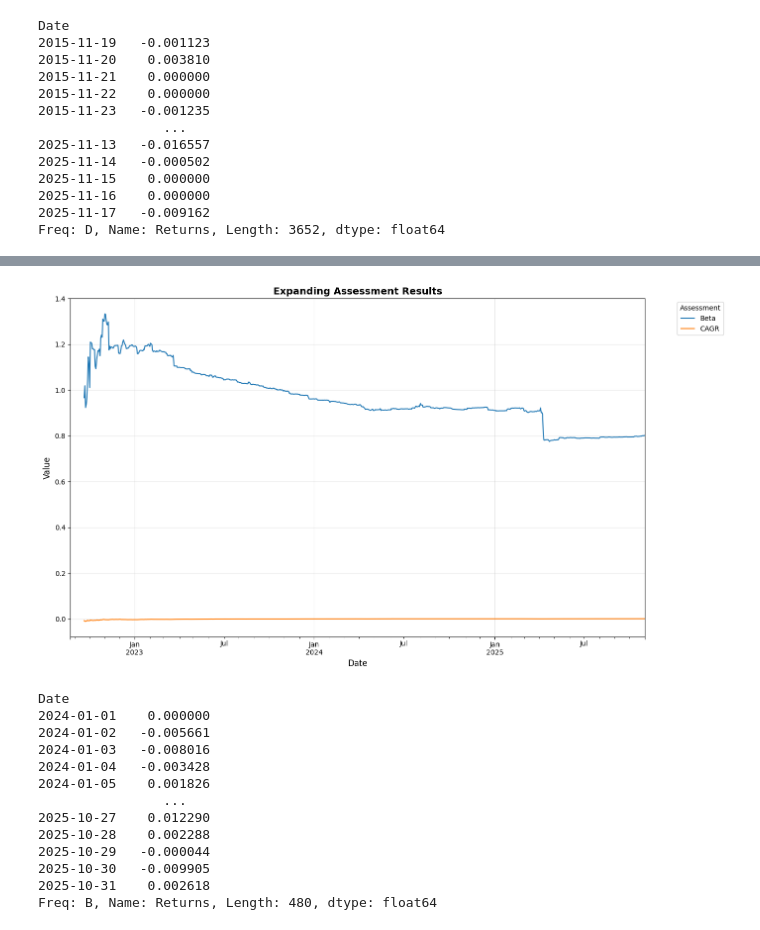
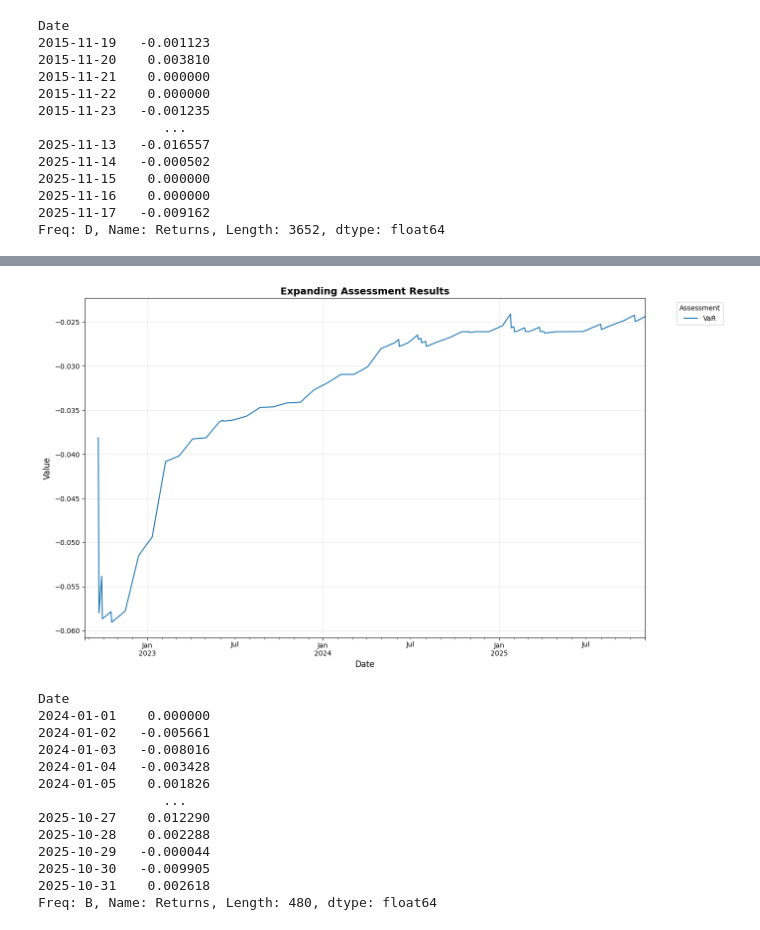
Before and after one commit to abirchLBG/Portfolio, a Jupyter notebook: poc.ipynb, the cells around one changed output, grey strips where cells are left out. Cells and saved outputs as stored; diff of their text form; code cells hidden in the pictures.

```diff
--- a/poc.ipynb
+++ b/poc.ipynb
@@ -170,9 +170,9 @@ config = AssessmentConfig(
 # %%
 from src.evaluation import Evaluation, ExecutorType
 
-# executor = ExecutorType.ProcessPool()
+executor = ExecutorType.ProcessPool()
 # executor = ExecutorType.Remote("http://localhost:8000")
-executor = ExecutorType.DEFAULT()
+# executor = ExecutorType.DEFAULT()
 # %%
 # %tb
 
@@ -185,5 +185,5 @@ e = (Evaluation(config)
     # .with_pool(Pool.ProcessPool)
     # .with_assessments([AssessmentName.Beta])
     # .with_assessment_types(["rolling"])
-    # .with_executor(executor=executor)
+    .with_executor(executor=executor)
 )
@@ -232,7 +234,7 @@ r.get_summary_results()
 # %%
-r.plot_expanding(["Beta", "CAGR"])
+r.plot_expanding(["VaR"])
 # %% [output]
-[figure, old version]
+[figure, new version]
 # %%
 # Had more capital and more focused on active mgmt
 # (switched away from majority holding in DOW)
```
Also changed, not shown: parts of 8 cells of this notebook, 41 other files.
